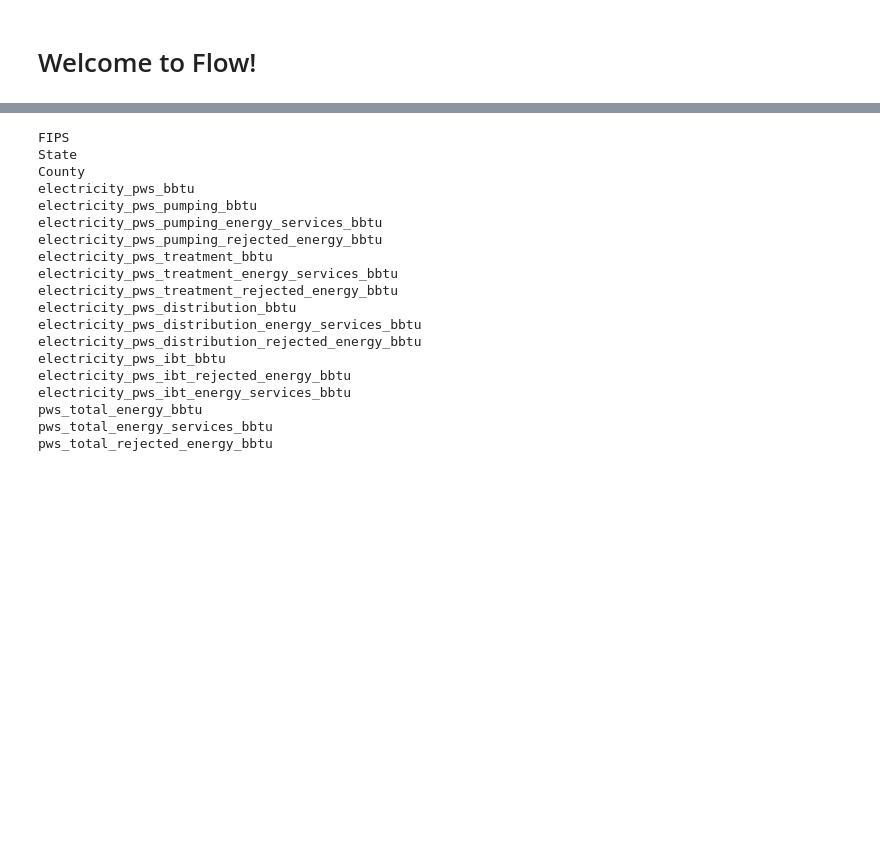
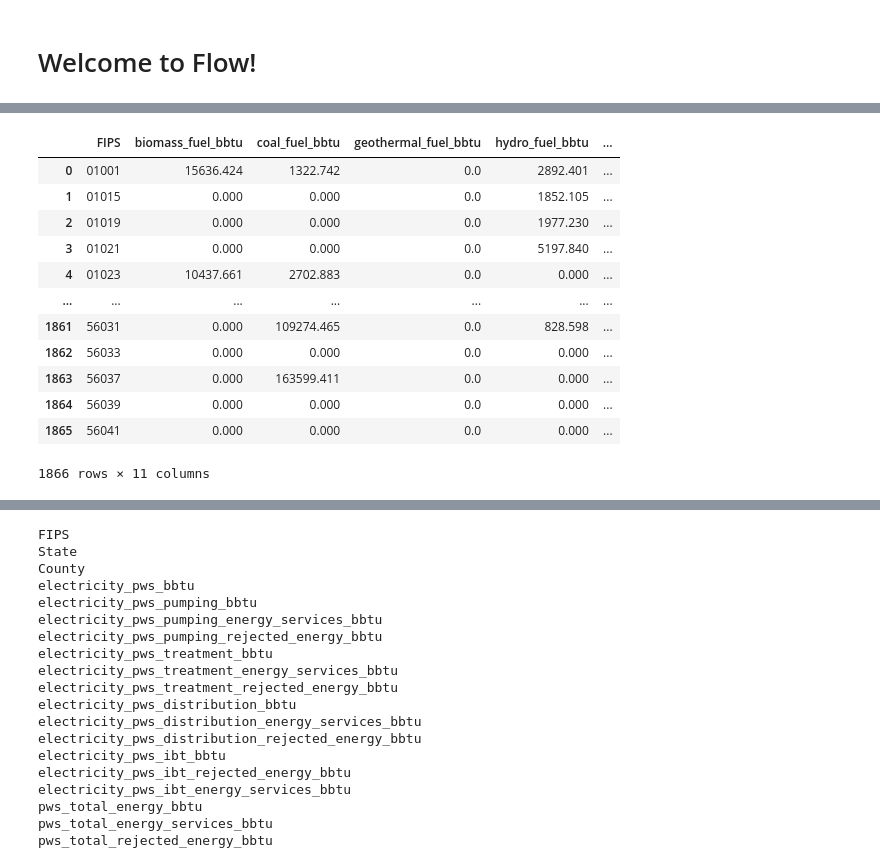
Before and after one commit to pnnl/interflow, a Jupyter notebook: flow_notebook.ipynb, the cells around one changed output, grey strips where cells are left out. Drawn from its saved outputs; the diff is of its cells as text; code cells hidden in the pictures; blank space fills up the shorter version.

Commit message:
fix prep_electricity_gen

```diff
--- a/flow_notebook.ipynb
+++ b/flow_notebook.ipynb
@@ -11 +28,18 @@ data = flow.configure_data()
+# %%
+df3 = flow.prep_electricity_generation()
+df3
+# %% [output]
+|  | FIPS | biomass_fuel_bbtu | coal_fuel_bbtu | geothermal_fuel_bbtu | hydro_fuel_bbtu | ... |
+| 0 | 01001 | 15636.424 | 1322.742 | 0.0 | 2892.401 | ... |
+| 1 | 01015 | 0.000 | 0.000 | 0.0 | 1852.105 | ... |
+| 2 | 01019 | 0.000 | 0.000 | 0.0 | 1977.230 | ... |
+| 3 | 01021 | 0.000 | 0.000 | 0.0 | 5197.840 | ... |
+| 4 | 01023 | 10437.661 | 2702.883 | 0.0 | 0.000 | ... |
+| ... | ... | ... | ... | ... | ... | ... |
+| 1861 | 56031 | 0.000 | 109274.465 | 0.0 | 828.598 | ... |
+| 1862 | 56033 | 0.000 | 0.000 | 0.0 | 0.000 | ... |
+| 1863 | 56037 | 0.000 | 163599.411 | 0.0 | 0.000 | ... |
+| 1864 | 56039 | 0.000 | 0.000 | 0.0 | 0.000 | ... |
+| 1865 | 56041 | 0.000 | 0.000 | 0.0 | 0.000 | ... |
+1866 rows × 11 columns
 # %%
```
Also changed, not shown: parts of 4 cells of this notebook, 2 other files.
